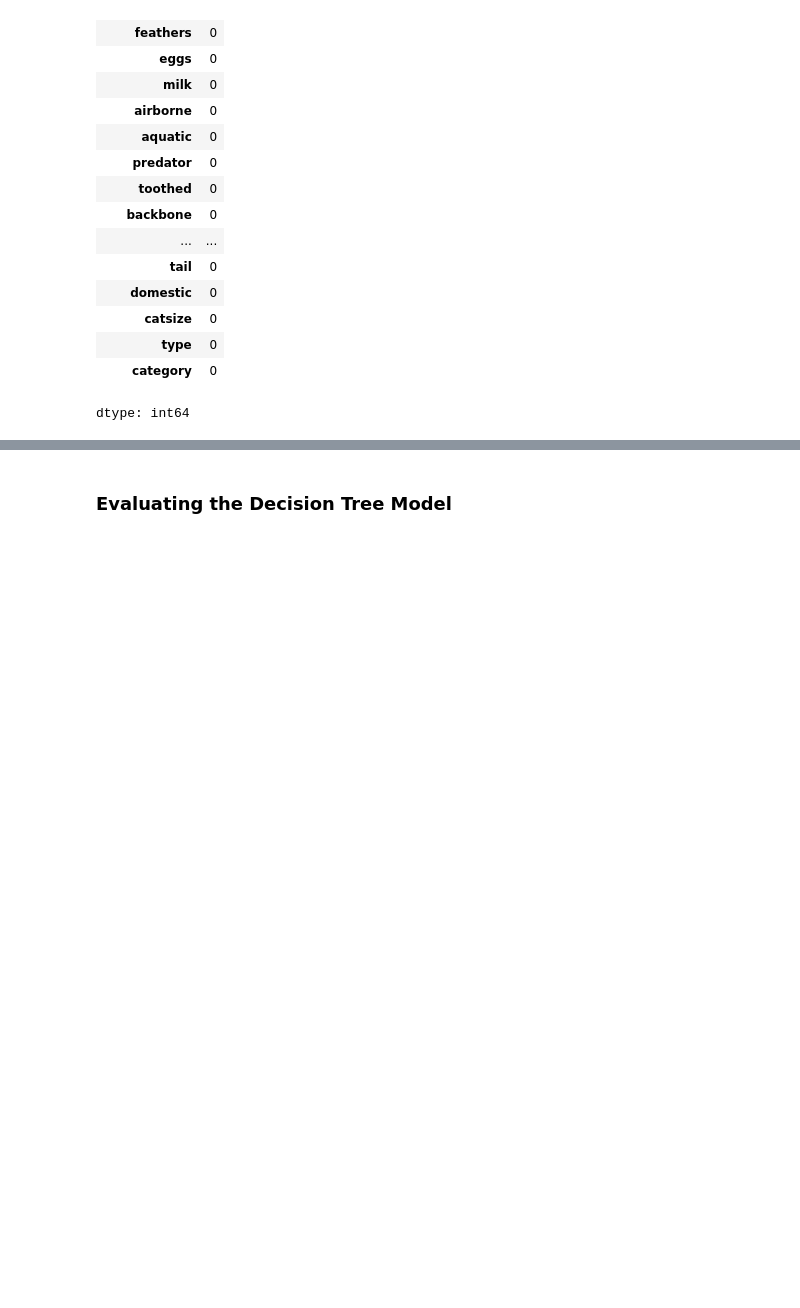
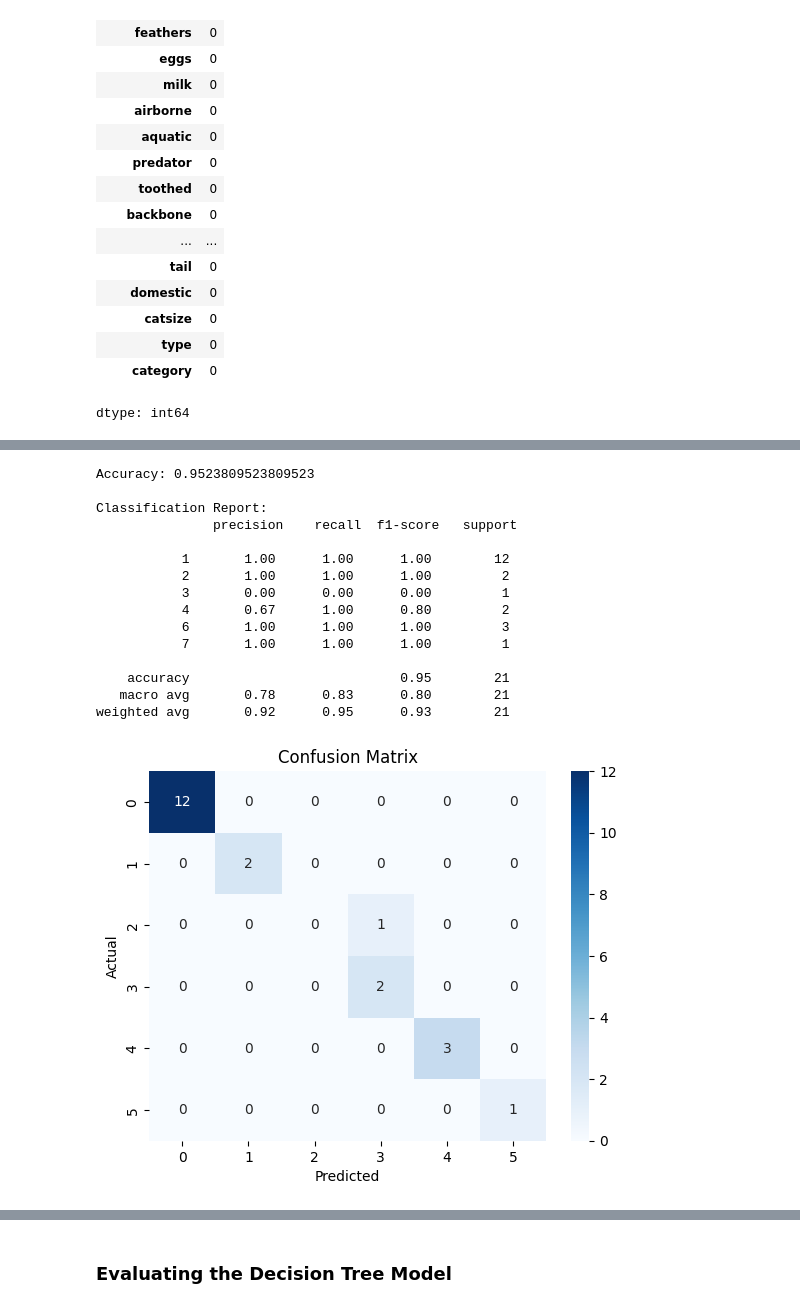
Before and after one commit to deekshasoota/ML-lab-project, a Jupyter notebook: basicdataanalysisusingnumpypandas.ipynb, the cells around one changed output, grey strips where cells are left out. Drawn from its saved outputs; the diff is of its cells as text; code cells hidden in the pictures; blank space fills up the shorter version.

```diff
--- a/basicdataanalysisusingnumpypandas.ipynb
+++ b/basicdataanalysisusingnumpypandas.ipynb
@@ -1419,0 +1466,47 @@ dtype: int64
+# %%
+from sklearn.model_selection import train_test_split
+from sklearn.svm import SVC
+
+df = pd.read_csv('zoo_cleaned.csv')
+
+df = df.drop('animal_name', axis=1)
+
+# Drop both 'type' (target) and 'category' (non-numeric for model input) from features
+X = df.drop(['type', 'category'], axis=1)
+y = df['type']
+
+X_train, X_test, y_train, y_test = train_test_split(
+    X, y, test_size=0.2, random_state=42
+)
+
+model = SVC(kernel='rbf', C=1, gamma='scale')
+model.fit(X_train, y_train)
+
+y_pred = model.predict(X_test)
+
+print("Accuracy:", accuracy_score(y_test, y_pred))
+print("\nClassification Report:\n", classification_report(y_test, y_pred))
+
+cm = confusion_matrix(y_test, y_pred)
+sns.heatmap(cm, annot=True, fmt='d', cmap='Blues')
+plt.xlabel("Predicted")
+plt.ylabel("Actual")
+plt.title("Confusion Matrix")
+plt.show()
+# %% [output]
+Accuracy: 0.9523809523809523
+
+Classification Report:
+               precision    recall  f1-score   support
+
+           1       1.00      1.00      1.00        12
+           2       1.00      1.00      1.00         2
+           3       0.00      0.00      0.00         1
+           4       0.67      1.00      0.80         2
+           6       1.00      1.00      1.00         3
+           7       1.00      1.00      1.00         1
+
+    accuracy                           0.95        21
+   macro avg       0.78      0.83      0.80        21
+weighted avg       0.92      0.95      0.93        21
+[figure, added]
```
Also changed, not shown: parts of 17 cells of this notebook.
